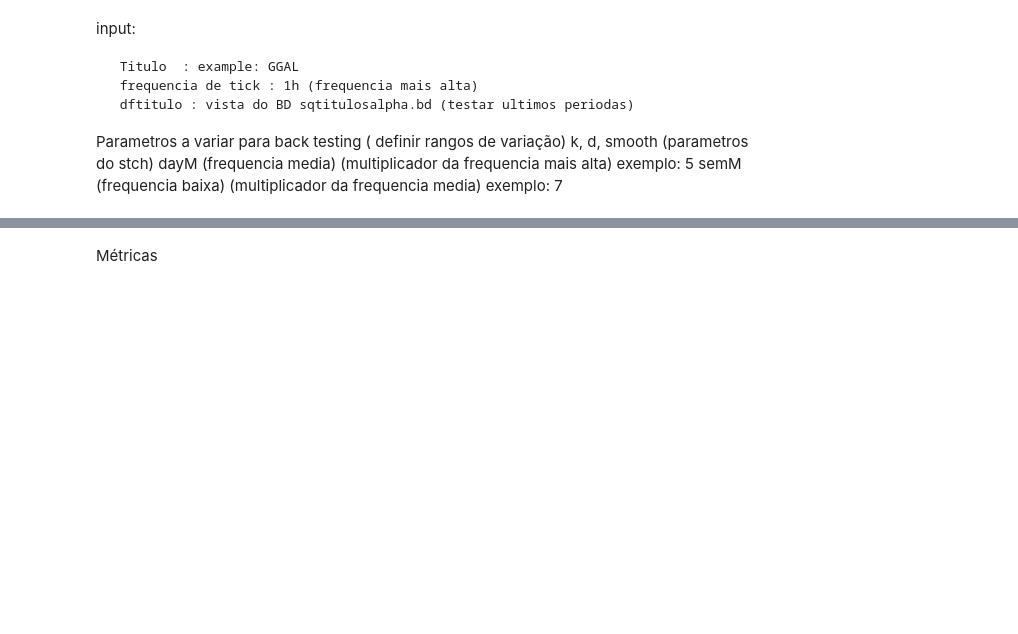
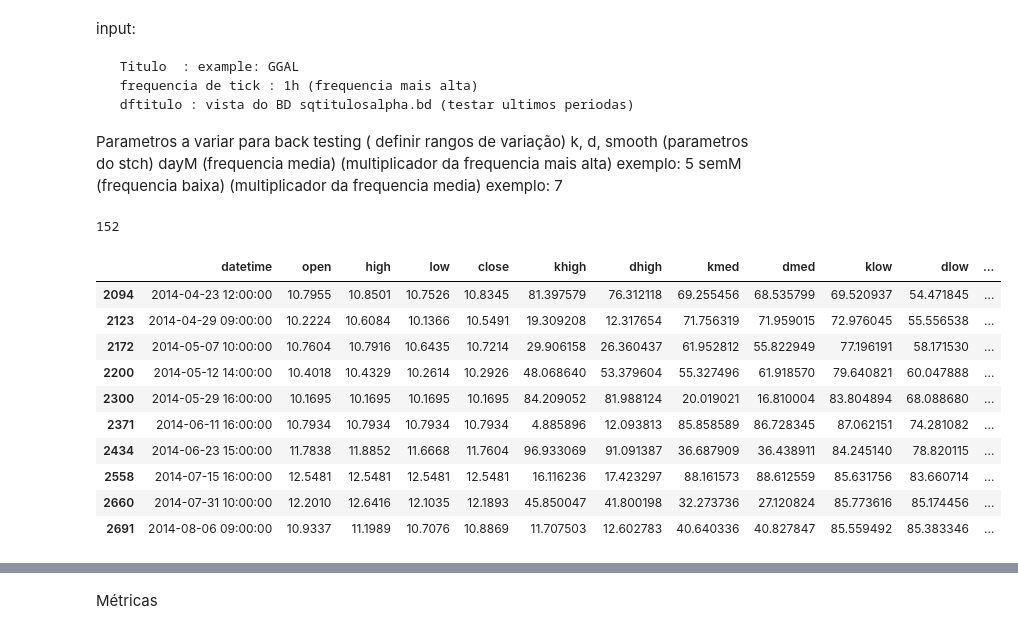
Before and after one commit to SciTrade/anaconda_projects, a Jupyter notebook: Trading_System/Stch_1H_1/systemconstruction.ipynb, the cells around one changed output, grey strips where cells are left out. Saved outputs shown, nothing was run; the diff lists cells and outputs as text; code cells hidden in the pictures; blank space fills up the shorter version.

```diff
--- a/Trading_System/Stch_1H_1/systemconstruction.ipynb
+++ b/Trading_System/Stch_1H_1/systemconstruction.ipynb
@@ -144,11 +132,24 @@ dfstate = long_buy_crits(dfstoch_hml)
 # %%
 dfstate = long_buy_crits(dfstoch_hml)
 pd.set_option('display.max_rows', None)
 dfbuysell = dfstate[(dfstate['state'] == 'buylong') | (dfstate['state'] == 'selllong')]
 #df_intervalo = dfstate.iloc[800:1500]
 #display(df_intervalo)
 display (len(dfbuysell))
-display(dfbuysell)
+display(dfbuysell.head(10))
+# %% [output]
+152
+|  | datetime | open | high | low | close | khigh | dhigh | kmed | dmed | klow | dlow | ... |
+| 2094 | 2014-04-23 12:00:00 | 10.7955 | 10.8501 | 10.7526 | 10.8345 | 81.397579 | 76.312118 | 69.255456 | 68.535799 | 69.520937 | 54.471845 | ... |
+| 2123 | 2014-04-29 09:00:00 | 10.2224 | 10.6084 | 10.1366 | 10.5491 | 19.309208 | 12.317654 | 71.756319 | 71.959015 | 72.976045 | 55.556538 | ... |
+| 2172 | 2014-05-07 10:00:00 | 10.7604 | 10.7916 | 10.6435 | 10.7214 | 29.906158 | 26.360437 | 61.952812 | 55.822949 | 77.196191 | 58.171530 | ... |
+| 2200 | 2014-05-12 14:00:00 | 10.4018 | 10.4329 | 10.2614 | 10.2926 | 48.068640 | 53.379604 | 55.327496 | 61.918570 | 79.640821 | 60.047888 | ... |
+| 2300 | 2014-05-29 16:00:00 | 10.1695 | 10.1695 | 10.1695 | 10.1695 | 84.209052 | 81.988124 | 20.019021 | 16.810004 | 83.804894 | 68.088680 | ... |
+| 2371 | 2014-06-11 16:00:00 | 10.7934 | 10.7934 | 10.7934 | 10.7934 | 4.885896 | 12.093813 | 85.858589 | 86.728345 | 87.062151 | 74.281082 | ... |
+| 2434 | 2014-06-23 15:00:00 | 11.7838 | 11.8852 | 11.6668 | 11.7604 | 96.933069 | 91.091387 | 36.687909 | 36.438911 | 84.245140 | 78.820115 | ... |
+| 2558 | 2014-07-15 16:00:00 | 12.5481 | 12.5481 | 12.5481 | 12.5481 | 16.116236 | 17.423297 | 88.161573 | 88.612559 | 85.631756 | 83.660714 | ... |
+| 2660 | 2014-07-31 10:00:00 | 12.2010 | 12.6416 | 12.1035 | 12.1893 | 45.850047 | 41.800198 | 32.273736 | 27.120824 | 85.773616 | 85.174456 | ... |
+| 2691 | 2014-08-06 09:00:00 | 10.9337 | 11.1989 | 10.7076 | 10.8869 | 11.707503 | 12.602783 | 40.640336 | 40.827847 | 85.559492 | 85.383346 | ... |
 # %%
 #%%timeit
 import numpy as np
```
Also changed, not shown: parts of 20 cells of this notebook.
